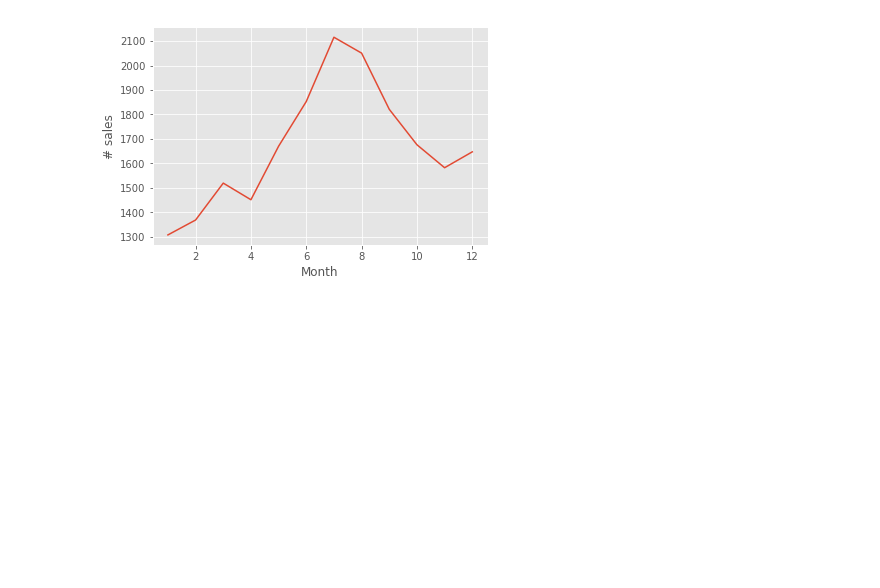
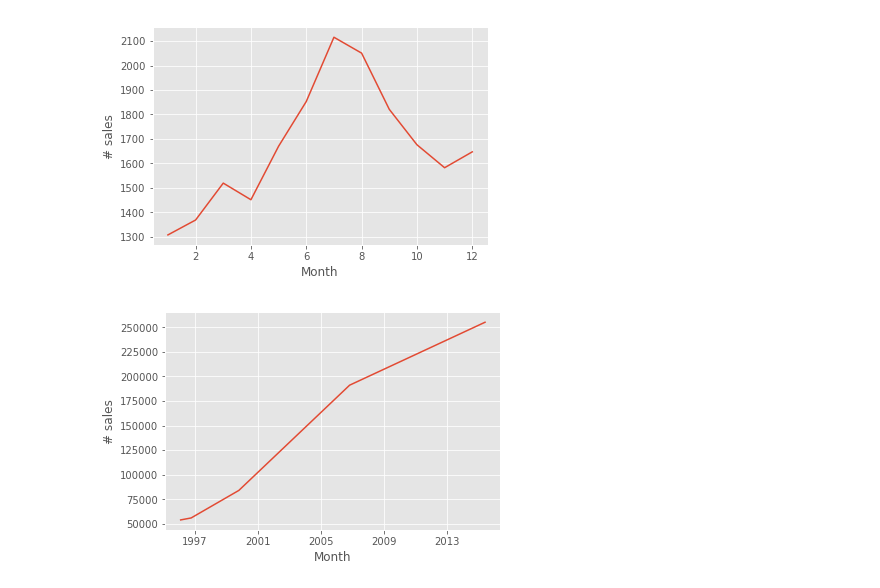
Before and after one commit to olest/cambridge_house_prices, a Jupyter notebook: Cambridge Houseprices.ipynb, the cells around one changed output. Saved outputs shown, nothing was run; the diff lists cells and outputs as text; code cells hidden in the pictures; blank space fills up the shorter version.

```diff
--- a/Cambridge Houseprices.ipynb
+++ b/Cambridge Houseprices.ipynb
@@ -105,3 +104,12 @@ plt.ylabel('# sales')
 plt.show()
 # %% [output]
 [figure]
+# %%
+# zooming into a single house
+lucerne_close = df.loc[(df['street'] == 'LUCERNE CLOSE') & (df['paon']=='67')]['price_paid']
+plt.plot(lucerne_close)
+plt.xlabel('Month')
+plt.ylabel('# sales')
+plt.show()
+# %% [output]
+[figure, added]
```
Also changed, not shown: parts of 1 cell of this notebook.
